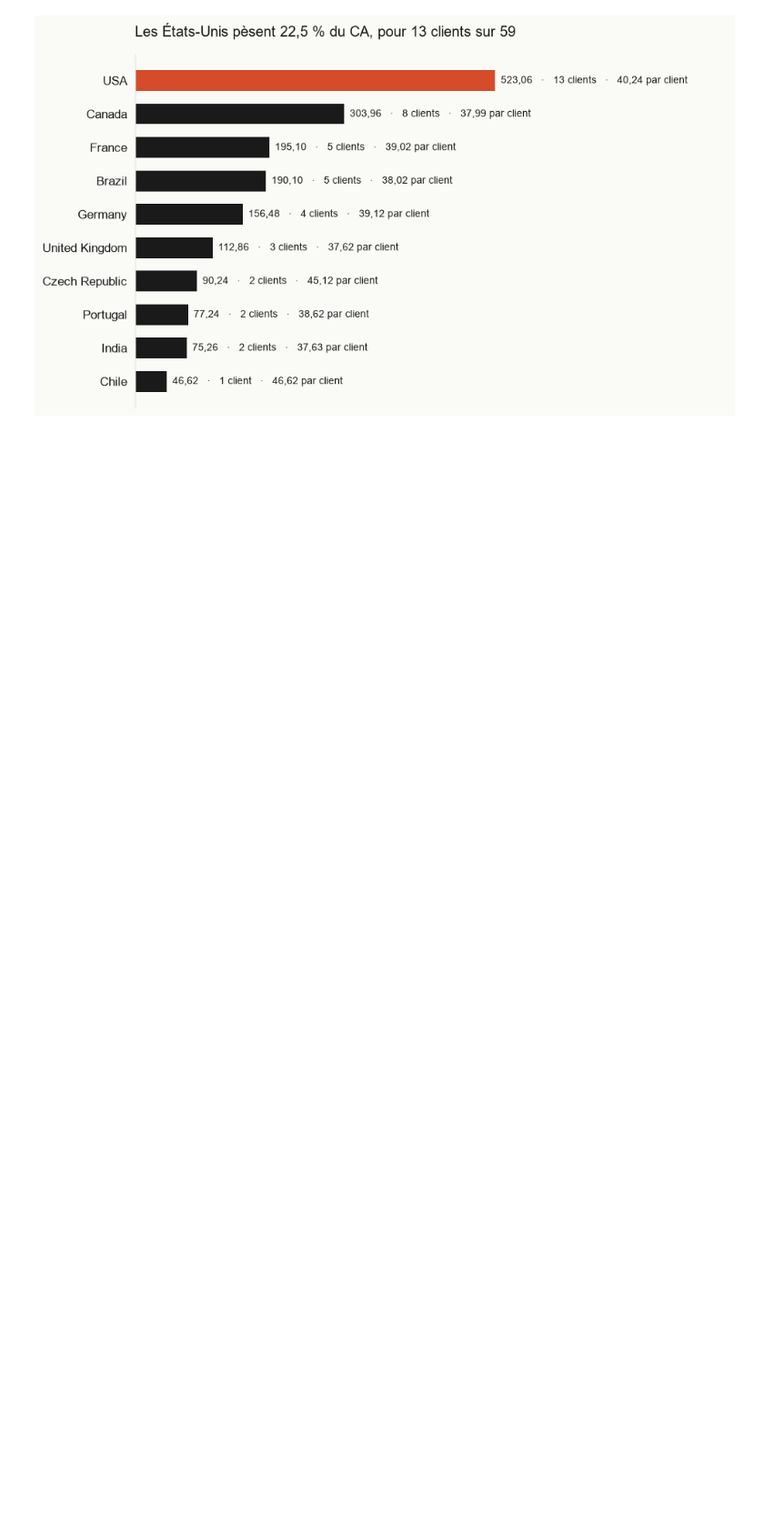
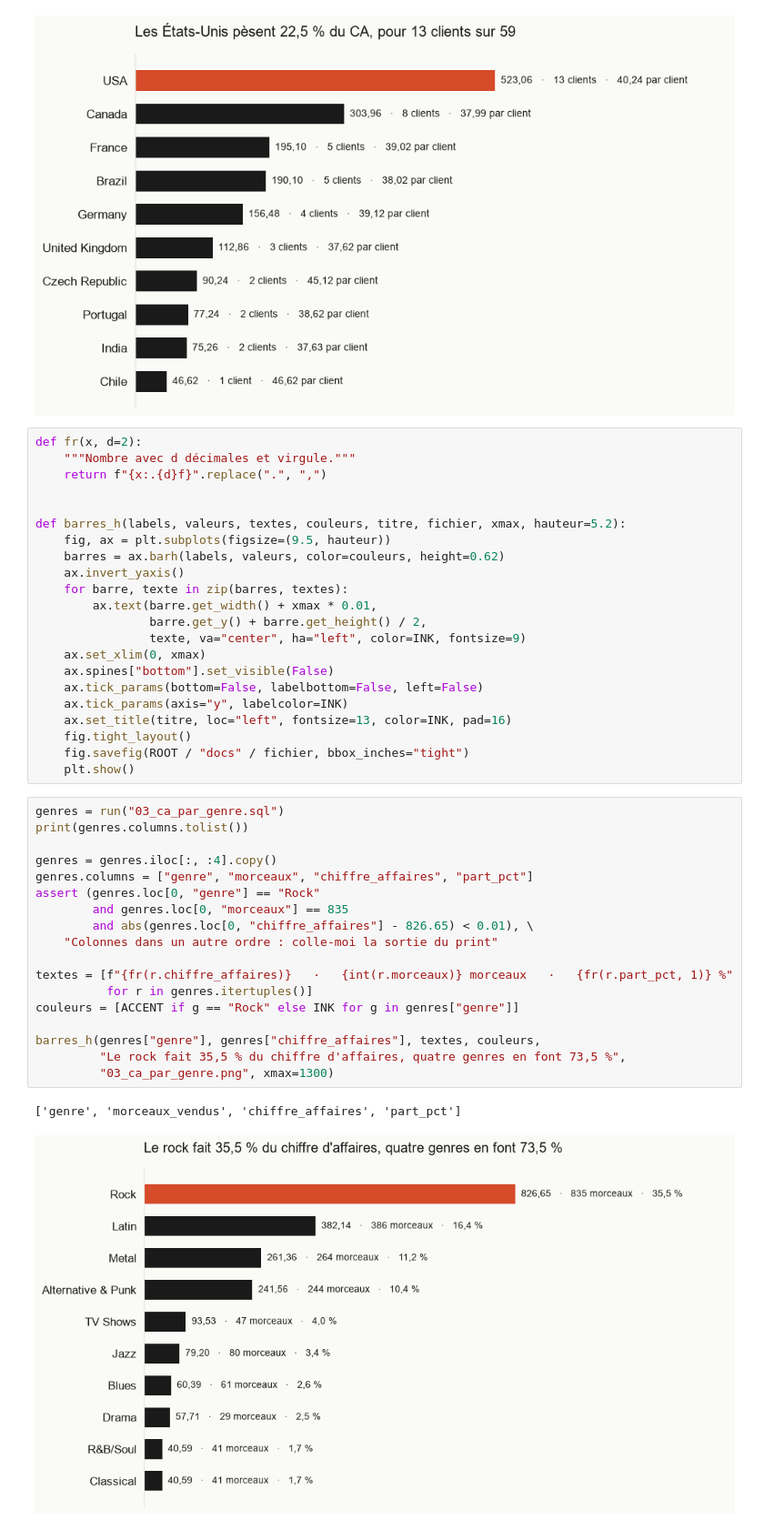
Before and after one commit to iitsh/sql-python-chinook, a Jupyter notebook: notebooks/analyse_ventes.ipynb, the cells around one changed output. Shown at 91% size. Drawn from its saved outputs; the diff is of its cells as text; blank space fills up the shorter version.

Commit message:
Notebook : graphiques 3 à 6 et contrôles des prix

```diff
--- a/notebooks/analyse_ventes.ipynb
+++ b/notebooks/analyse_ventes.ipynb
@@ -138,3 +138,46 @@ fig.savefig(ROOT / "docs" / "02_ca_par_pays.png", bbox_inches="tight")
 plt.show()
 # %% [output]
 [figure]
+# %%
+def fr(x, d=2):
+    """Nombre avec d décimales et virgule."""
+    return f"{x:.{d}f}".replace(".", ",")
+
+
+def barres_h(labels, valeurs, textes, couleurs, titre, fichier, xmax, hauteur=5.2):
+    fig, ax = plt.subplots(figsize=(9.5, hauteur))
+    barres = ax.barh(labels, valeurs, color=couleurs, height=0.62)
+    ax.invert_yaxis()
+    for barre, texte in zip(barres, textes):
+        ax.text(barre.get_width() + xmax * 0.01,
+                barre.get_y() + barre.get_height() / 2,
+                texte, va="center", ha="left", color=INK, fontsize=9)
+    ax.set_xlim(0, xmax)
+    ax.spines["bottom"].set_visible(False)
+    ax.tick_params(bottom=False, labelbottom=False, left=False)
+    ax.tick_params(axis="y", labelcolor=INK)
+    ax.set_title(titre, loc="left", fontsize=13, color=INK, pad=16)
+    fig.tight_layout()
+    fig.savefig(ROOT / "docs" / fichier, bbox_inches="tight")
+    plt.show()
+# %%
+genres = run("03_ca_par_genre.sql")
+print(genres.columns.tolist())
+
+genres = genres.iloc[:, :4].copy()
+genres.columns = ["genre", "morceaux", "chiffre_affaires", "part_pct"]
+assert (genres.loc[0, "genre"] == "Rock"
+        and genres.loc[0, "morceaux"] == 835
+        and abs(genres.loc[0, "chiffre_affaires"] - 826.65) < 0.01), \
+    "Colonnes dans un autre ordre : colle-moi la sortie du print"
+
+textes = [f"{fr(r.chiffre_affaires)}   ·   {int(r.morceaux)} morceaux   ·   {fr(r.part_pct, 1)} %"
+          for r in genres.itertuples()]
+couleurs = [ACCENT if g == "Rock" else INK for g in genres["genre"]]
+
+barres_h(genres["genre"], genres["chiffre_affaires"], textes, couleurs,
+         "Le rock fait 35,5 % du chiffre d'affaires, quatre genres en font 73,5 %",
+         "03_ca_par_genre.png", xmax=1300)
+# %% [output]
+['genre', 'morceaux_vendus', 'chiffre_affaires', 'part_pct']
+[figure, added]
```
Also changed, not shown: parts of 3 cells of this notebook, 6 other files.
